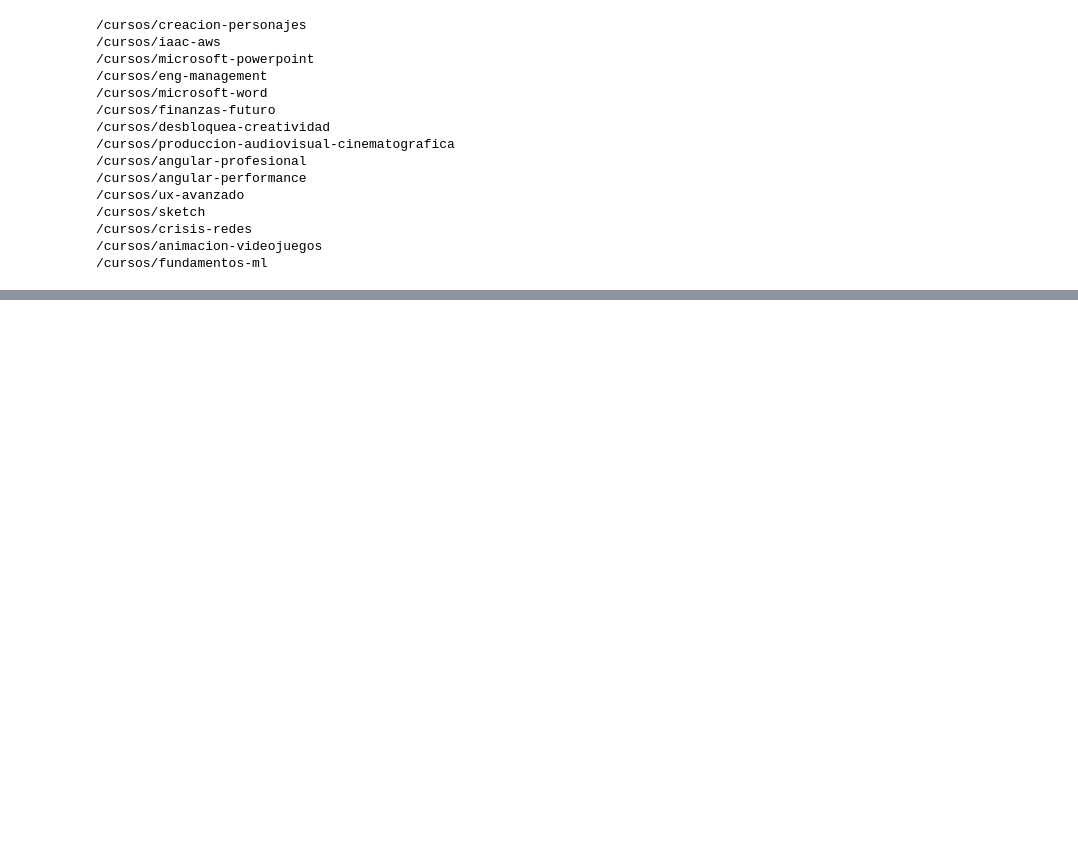
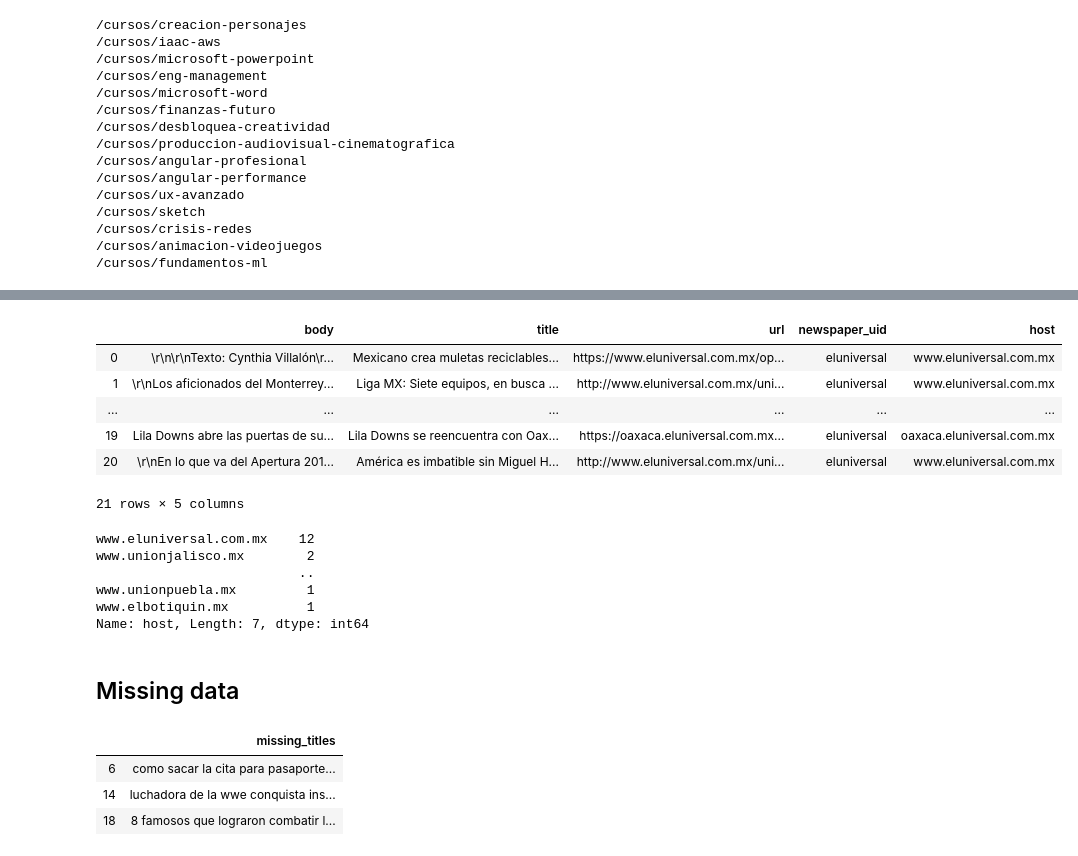
Before and after one commit to br2bb7t/sample-data, a Jupyter notebook: Sample Data.ipynb, the cells around one changed output, grey strips where cells are left out. Drawn from its saved outputs; the diff is of its cells as text; code cells hidden in the pictures; blank space fills up the shorter version.

Commit message:
Series, DataFrames, NaN

```diff
--- a/Sample Data.ipynb
+++ b/Sample Data.ipynb
@@ -167,0 +202,6 @@ for count,anime in enumerate(animes):
+# %%
+# pd.options.display.max_rows = 4
+
+el_universal = pd.read_csv('web_scrapper_data_eng/eluniversal_2019_11_09_articles.csv', encoding='latin1')
+
+el_universal
@@ -167,0 +269,6 @@ for count,anime in enumerate(animes):
+# %%
+# 1. Añadir newspaper_uid al DataFrame
+
+el_universal['newspaper_uid'] = 'eluniversal'
+
+el_universal
@@ -167,0 +283,42 @@ for count,anime in enumerate(animes):
+# %%
+# 2. Obtener el host
+from urllib.parse import urlparse
+
+el_universal['host'] = el_universal['url'].apply(lambda url: urlparse(url).netloc)
+
+el_universal
+# %% [output]
+|  | body | title | url | newspaper_uid | host |
+| 0 | \r\n\r\nTexto: Cynthia Villalón\r... | Mexicano crea muletas reciclables... | https://www.eluniversal.com.mx/op... | eluniversal | www.eluniversal.com.mx |
+| 1 | \r\nLos aficionados del Monterrey... | Liga MX: Siete equipos, en busca ... | http://www.eluniversal.com.mx/uni... | eluniversal | www.eluniversal.com.mx |
+| ... | ... | ... | ... | ... | ... |
+| 19 | Lila Downs abre las puertas de su... | Lila Downs se reencuentra con Oax... | https://oaxaca.eluniversal.com.mx... | eluniversal | oaxaca.eluniversal.com.mx |
+| 20 | \r\nEn lo que va del Apertura 201... | América es imbatible sin Miguel H... | http://www.eluniversal.com.mx/uni... | eluniversal | www.eluniversal.com.mx |
+21 rows × 5 columns
+# %%
+el_universal['host'].value_counts()
+# %% [output]
+www.eluniversal.com.mx    12
+www.unionjalisco.mx        2
+                          ..
+www.unionpuebla.mx         1
+www.elbotiquin.mx          1
+Name: host, Length: 7, dtype: int64
+# %% [markdown]
+## Missing data
+# %%
+# 3. Rellenar datos faltantes
+
+missing_titles_mask = el_universal['title'].isna()
+
+missing_titles = (el_universal[missing_titles_mask]['url']
+                     .str.extract(r'(?P<missing_titles>[^/]+)$')
+                     .applymap(lambda title: title.split('-'))
+                     .applymap(lambda title_word_list: ' '.join(title_word_list))
+                )
+missing_titles
+# %% [output]
+|  | missing_titles |
+| 6 | como sacar la cita para pasaporte... |
+| 14 | luchadora de la wwe conquista ins... |
+| 18 | 8 famosos que lograron combatir l... |
```
Also changed, not shown: parts of 18 cells of this notebook, 3 other files.
